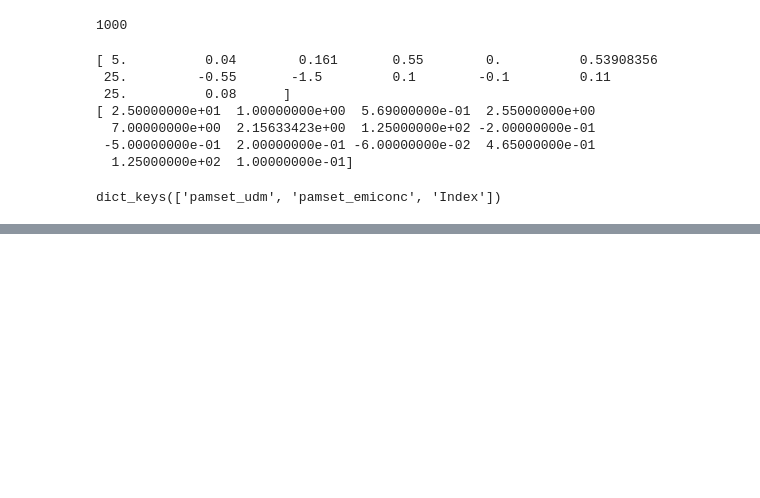
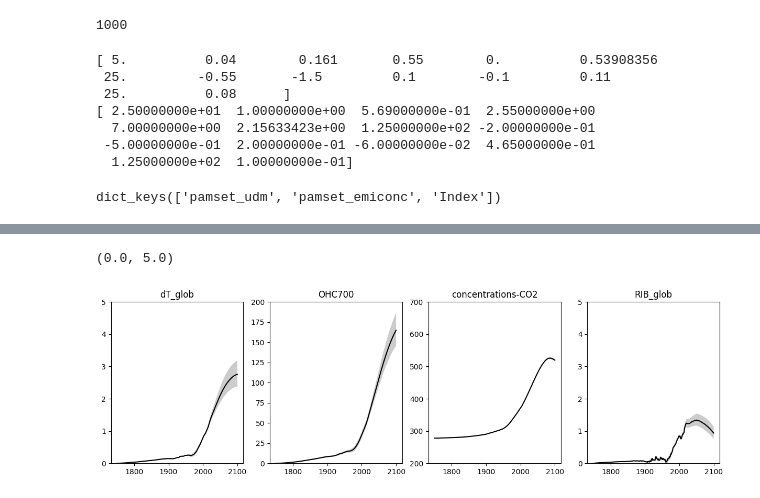
Before and after one commit to ciceroOslo/ciceroscm, a Jupyter notebook: notebooks/calibration pipeline/5 - opt ensemble.ipynb, the cells around one changed output, grey strips where cells are left out. Drawn from its saved outputs; the diff is of its cells as text; code cells hidden in the pictures; blank space fills up the shorter version.

Commit message:
plot ensemble

```diff
--- a/notebooks/calibration pipeline/5 - opt ensemble.ipynb
+++ b/notebooks/calibration pipeline/5 - opt ensemble.ipynb
@@ -249,0 +272,2 @@ flds=['dT_glob','OHC700','concentrations-CO2','RIB_glob']
+# %%
+issane=np.where(df.max()<1e8)[0]
@@ -249,0 +290,27 @@ flds=['dT_glob','OHC700','concentrations-CO2','RIB_glob']
+# %%
+df1 = df.iloc[:,issane]
+fcfgs1=[fcfgs[i] for i in issane]
+# %%
+df1.index.names = ['variable', 'year']
+df1.columns.names=['run_id']
+# %%
+def plot_range(df, var, ax,col='k'):
+    Tdf=df.xs(var).T
+    lower = Tdf.quantile(0.10)
+    upper = Tdf.quantile(0.90)
+    ax.fill_between(Tdf.columns, lower, upper, color=col, alpha=0.2,edgecolor=None)
+    ax.plot(Tdf.columns, Tdf.mean(), color=col)
+# %%
+fig, ax = plt.subplots( 1,len(flds) ,figsize=(15, 4))
+
+ax=ax.flatten()
+for i,f in enumerate(flds):
+    plot_range(df1, f, ax[i])
+    ax[i].set_title(f)
+ax[0].set_ylim([0,5])
+ax[1].set_ylim([0,200])
+ax[2].set_ylim([200,700])
+ax[3].set_ylim([0,5])
+# %% [output]
+(0.0, 5.0)
+[figure, added]
```
Also changed, not shown: parts of 8 cells of this notebook.
